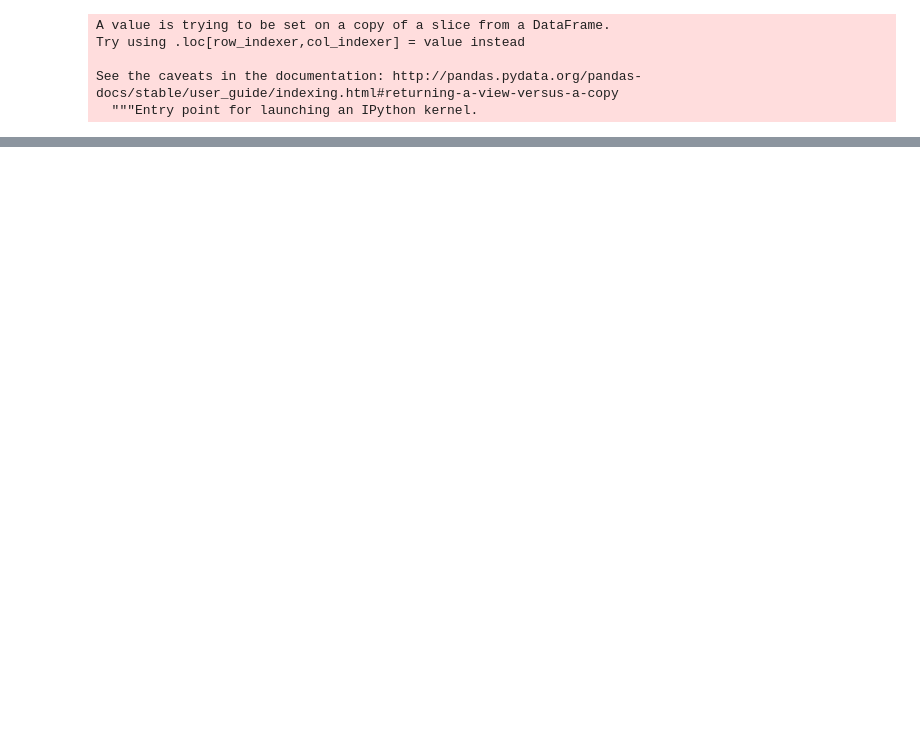
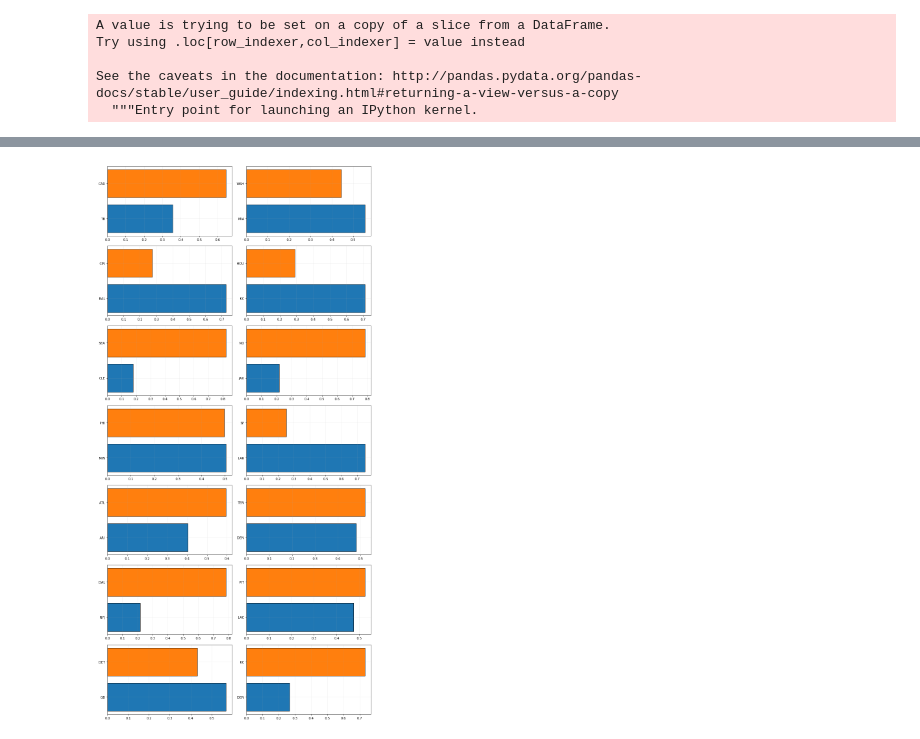
Before and after one commit to david-riser/nfl-ratings, a Jupyter notebook: notebooks/SimpleELO.ipynb, the cells around one changed output, grey strips where cells are left out. Cells and saved outputs as stored; diff of their text form; code cells hidden in the pictures; blank space fills up the shorter version.

```diff
--- a/notebooks/SimpleELO.ipynb
+++ b/notebooks/SimpleELO.ipynb
@@ -645,0 +726,2 @@ rated_data.groupby('diff_bin').aggregate({'outcome':'mean', 'diff':'mean'})
+# %%
+today = date.today()
@@ -645,0 +748,6 @@ rated_data.groupby('diff_bin').aggregate({'outcome':'mean', 'diff':'mean'})
+# %%
+today = pd.Timestamp(today)
+# %%
+next_week = today + pd.Timedelta(1, unit='w')
+# %%
+weekly_preds = final_data[np.logical_and(final_data['date'] >= today, final_data['date'] < next_week)]
@@ -645,0 +793,15 @@ rated_data.groupby('diff_bin').aggregate({'outcome':'mean', 'diff':'mean'})
+# %%
+fig, axes = plt.subplots(nrows=7, ncols=2, figsize=(12,24))
+
+for irow in range(7):
+    for icol in range(2):
+        index = 2 * irow + icol
+        axes[irow, icol].barh(weekly_preds.iloc[index]['team1'],
+                 weekly_preds.iloc[index]['elo_prob1'], edgecolor='k')
+        axes[irow, icol].barh(weekly_preds.iloc[index]['team2'],
+                 weekly_preds.iloc[index]['elo_prob2'], edgecolor='k')
+        axes[irow, icol].grid(alpha=0.2)
+
+fig.tight_layout()
+# %% [output]
+[figure, added]
```
Also changed, not shown: parts of 37 cells of this notebook.
